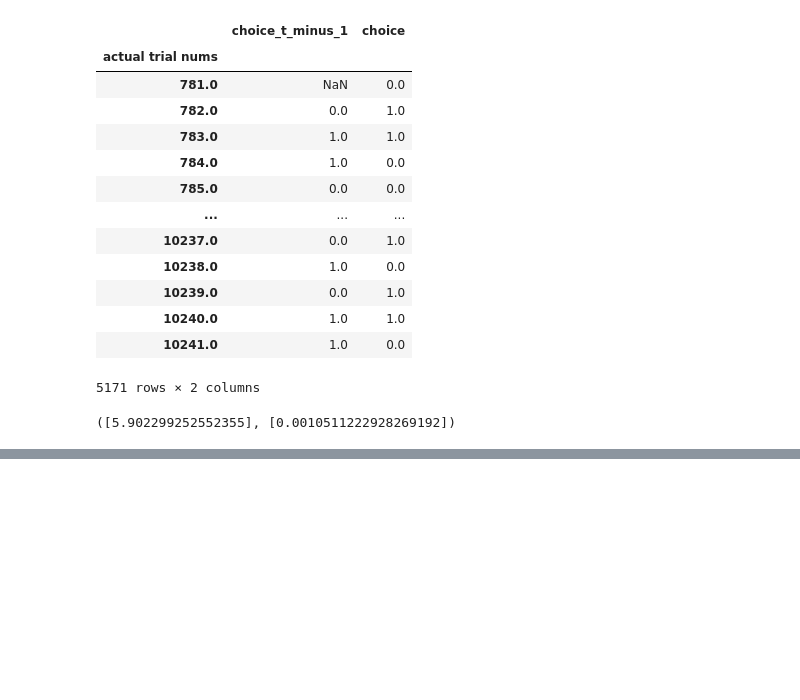
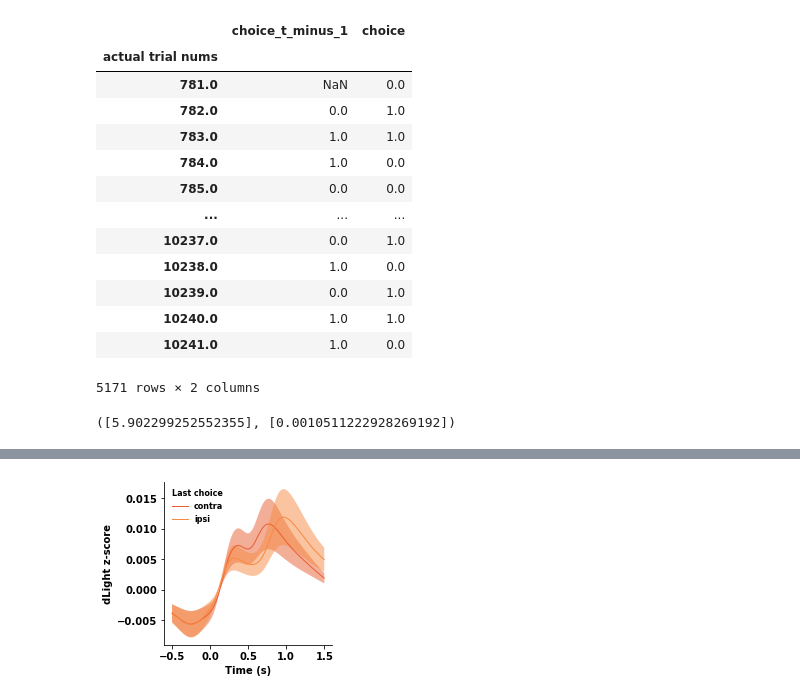
Before and after one commit to fgreenstreet/APE_paper, a Jupyter notebook: bias_analysis/bias_analysis_all_trials_APE_size_from_raw_across_mice.ipynb, the cells around one changed output, grey strips where cells are left out. Cells and saved outputs as stored; diff of their text form; code cells hidden in the pictures; blank space fills up the shorter version.

Commit message:
added traces

```diff
--- a/bias_analysis/bias_analysis_all_trials_APE_size_from_raw_across_mice.ipynb
+++ b/bias_analysis/bias_analysis_all_trials_APE_size_from_raw_across_mice.ipynb
@@ -348,0 +198,37 @@ Ttest_1sampResult(statistic=-2.9083527305451655, pvalue=0.03346376637415097)
+# %%
+def plot_across_mice_traces_side(plotting_vals, axs, site, error_bar_method='sem'):
+    for trace_type in plotting_vals:
+        mean_trace = plotting_vals[trace_type][0]
+        error_bar_lower = plotting_vals[trace_type][1]
+        error_bar_upper = plotting_vals[trace_type][2]
+        colour_inds = {'contra': 0, 'ipsi': 1}
+        site_colours = fig4_plotting_colours[site]
+        colour = site_colours[colour_inds[trace_type]]
+        time_points = traces_df['time_points'].values[0]
+        axs.plot(time_points, mean_trace, lw=1, color=colour, label=trace_type)
+        axs.fill_between(time_points, error_bar_lower, error_bar_upper, alpha=0.5,
+                                     facecolor=colour, linewidth=0)
+    axs.set_ylabel('dLight z-score')
+    axs.set_xlabel('Time (s)')
+    axs.legend(title='Last choice', frameon=False, fontsize=8, title_fontsize=8)
+    makes_plots_pretty(axs)
+# %%
+#fig, axs = plt.subplots(1,1, figsize=[3,3])
+all_contra_traces = []
+all_ipsi_traces = []
+for recording_site in ['Nacc']:
+    mice = change_over_time_mice[recording_site]
+    for m, mouse in enumerate(mice):
+        traces_df = get_photometry_traces_previous_choice_same_stim(mouse, num_lags=1)
+        last_choice_contra = traces_df[traces_df['choice_t_minus_1'] == 1]
+        last_choice_ipsi = traces_df[traces_df['choice_t_minus_1'] == 0]
+        time_points = traces_df['time_points'].values[0]
+        contra_mean_trace, _, _ = get_mean_and_sem_traces(last_choice_contra, time_points)
+        all_contra_traces.append(contra_mean_trace)
+        ipsi_mean_trace, _, _ = get_mean_and_sem_traces(last_choice_ipsi, time_points)
+        all_ipsi_traces.append(ipsi_mean_trace)
+
+contra_mean_over_mice_trace, error_bar_lower_c, error_bar_upper_c = get_mean_and_sem_accross_mice_traces(all_contra_traces, time_points)
+ipsi_mean_over_mice_trace, error_bar_lower_i, error_bar_upper_i = get_mean_and_sem_accross_mice_traces(all_ipsi_traces, time_points)
+plotting_params = {'contra': [contra_mean_over_mice_trace, error_bar_lower_c, error_bar_upper_c],
+                  'ipsi': [ipsi_mean_over_mice_trace, error_bar_lower_i, error_bar_upper_i]}
@@ -348,0 +243,5 @@ Ttest_1sampResult(statistic=-2.9083527305451655, pvalue=0.03346376637415097)
+# %%
+fig, axs = plt.subplots(1,1, figsize=[3,3])
+plot_across_mice_traces_side(plotting_params, axs, recording_site)
+# %% [output]
+[figure, added]
```
Also changed, not shown: parts of 14 cells of this notebook, 1 other file.
